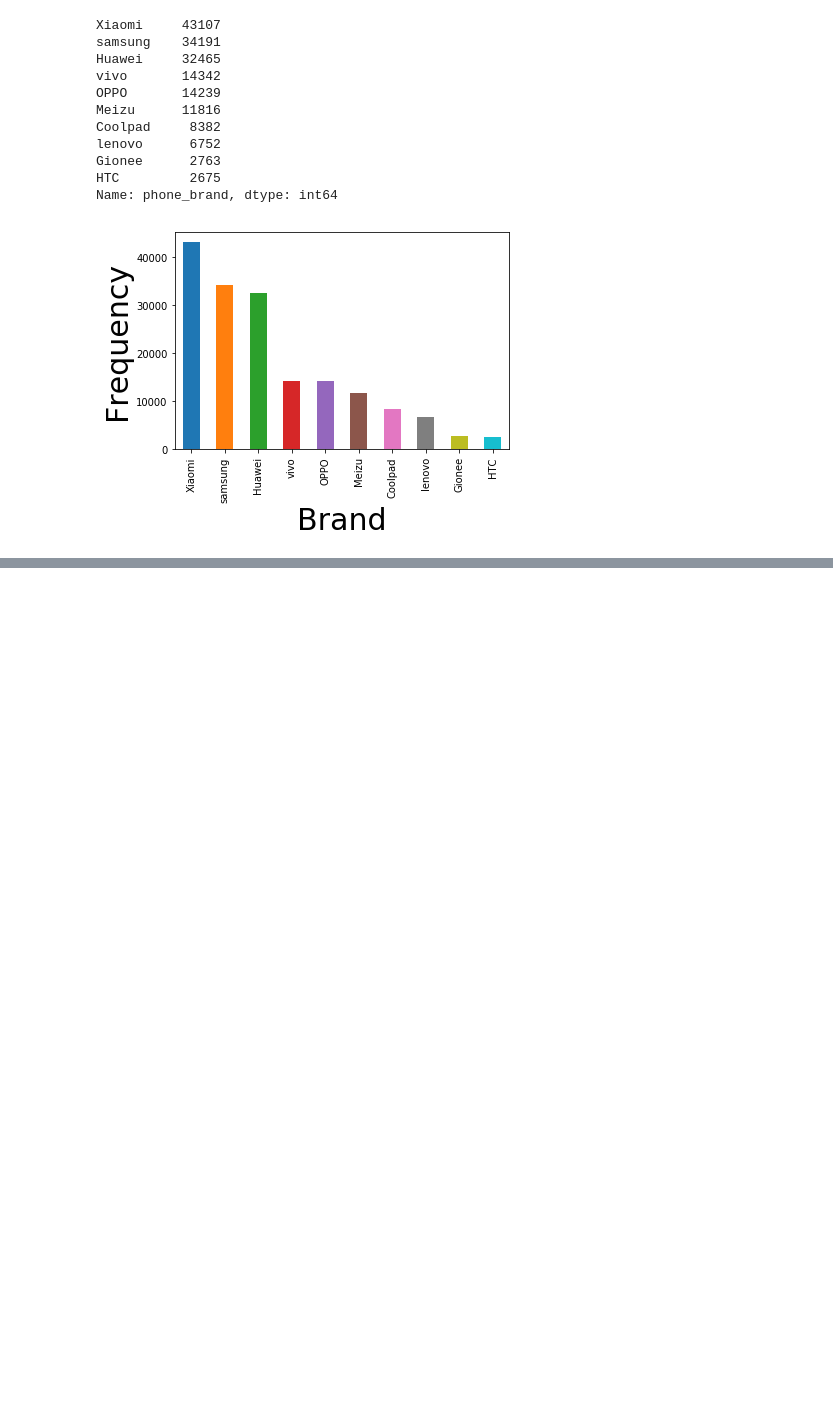
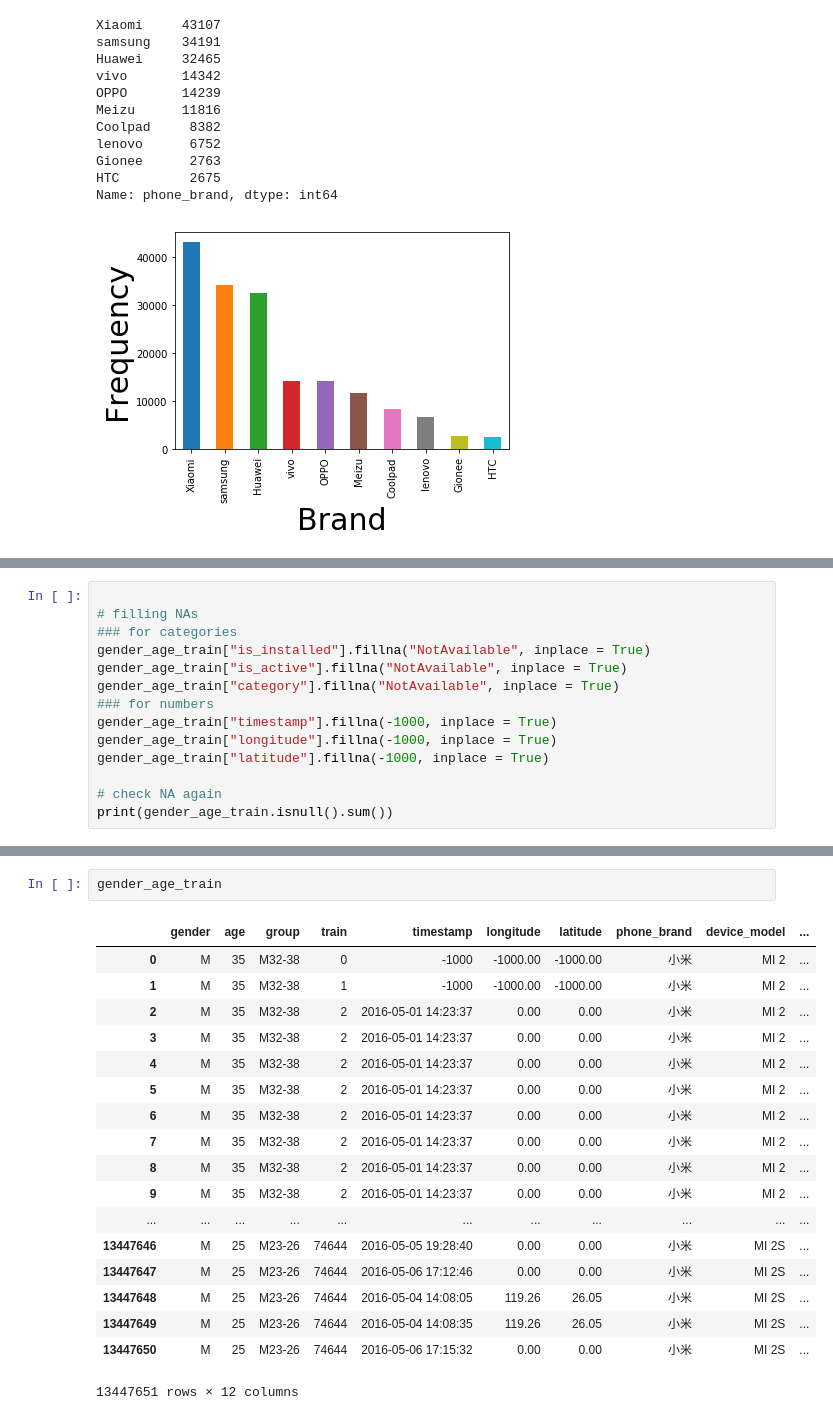
Before and after one commit to patrykjarzyna/Talking-Data, a Jupyter notebook: TalkingData.ipynb, the cells around one changed output, grey strips where cells are left out. Cells and saved outputs as stored; diff of their text form; blank space fills up the shorter version.

```diff
--- a/TalkingData.ipynb
+++ b/TalkingData.ipynb
@@ -407,0 +447,14 @@ Name: phone_brand, dtype: int64
+# %%
+
+# filling NAs
+### for categories
+gender_age_train["is_installed"].fillna("NotAvailable", inplace = True)
+gender_age_train["is_active"].fillna("NotAvailable", inplace = True)
+gender_age_train["category"].fillna("NotAvailable", inplace = True)
+### for numbers
+gender_age_train["timestamp"].fillna(-1000, inplace = True)
+gender_age_train["longitude"].fillna(-1000, inplace = True)
+gender_age_train["latitude"].fillna(-1000, inplace = True)
+
+# check NA again
+print(gender_age_train.isnull().sum())
@@ -407,0 +475,21 @@ Name: phone_brand, dtype: int64
+# %%
+gender_age_train
+# %% [output]
+|  | gender | age | group | train | timestamp | longitude | latitude | phone_brand | device_model | ... |
+| 0 | M | 35 | M32-38 | 0 | -1000 | -1000.00 | -1000.00 | 小米 | MI 2 | ... |
+| 1 | M | 35 | M32-38 | 1 | -1000 | -1000.00 | -1000.00 | 小米 | MI 2 | ... |
+| 2 | M | 35 | M32-38 | 2 | 2016-05-01 14:23:37 | 0.00 | 0.00 | 小米 | MI 2 | ... |
+| 3 | M | 35 | M32-38 | 2 | 2016-05-01 14:23:37 | 0.00 | 0.00 | 小米 | MI 2 | ... |
+| 4 | M | 35 | M32-38 | 2 | 2016-05-01 14:23:37 | 0.00 | 0.00 | 小米 | MI 2 | ... |
+| 5 | M | 35 | M32-38 | 2 | 2016-05-01 14:23:37 | 0.00 | 0.00 | 小米 | MI 2 | ... |
+| 6 | M | 35 | M32-38 | 2 | 2016-05-01 14:23:37 | 0.00 | 0.00 | 小米 | MI 2 | ... |
+| 7 | M | 35 | M32-38 | 2 | 2016-05-01 14:23:37 | 0.00 | 0.00 | 小米 | MI 2 | ... |
+| 8 | M | 35 | M32-38 | 2 | 2016-05-01 14:23:37 | 0.00 | 0.00 | 小米 | MI 2 | ... |
+| 9 | M | 35 | M32-38 | 2 | 2016-05-01 14:23:37 | 0.00 | 0.00 | 小米 | MI 2 | ... |
+| ... | ... | ... | ... | ... | ... | ... | ... | ... | ... | ... |
+| 13447646 | M | 25 | M23-26 | 74644 | 2016-05-05 19:28:40 | 0.00 | 0.00 | 小米 | MI 2S | ... |
+| 13447647 | M | 25 | M23-26 | 74644 | 2016-05-06 17:12:46 | 0.00 | 0.00 | 小米 | MI 2S | ... |
+| 13447648 | M | 25 | M23-26 | 74644 | 2016-05-04 14:08:05 | 119.26 | 26.05 | 小米 | MI 2S | ... |
+| 13447649 | M | 25 | M23-26 | 74644 | 2016-05-04 14:08:35 | 119.26 | 26.05 | 小米 | MI 2S | ... |
+| 13447650 | M | 25 | M23-26 | 74644 | 2016-05-06 17:15:32 | 0.00 | 0.00 | 小米 | MI 2S | ... |
+13447651 rows × 12 columns
```
Also changed, not shown: parts of 7 cells of this notebook.
